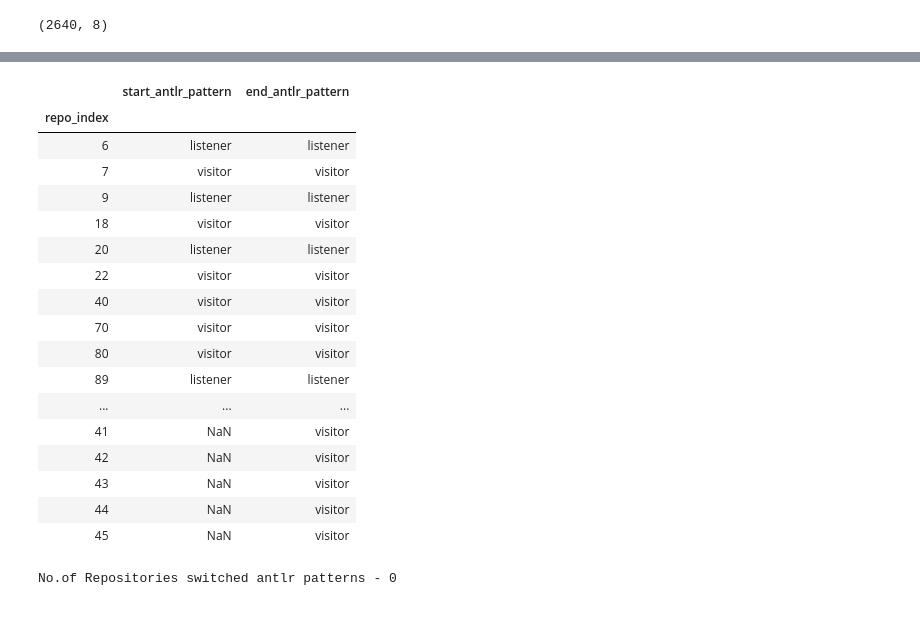
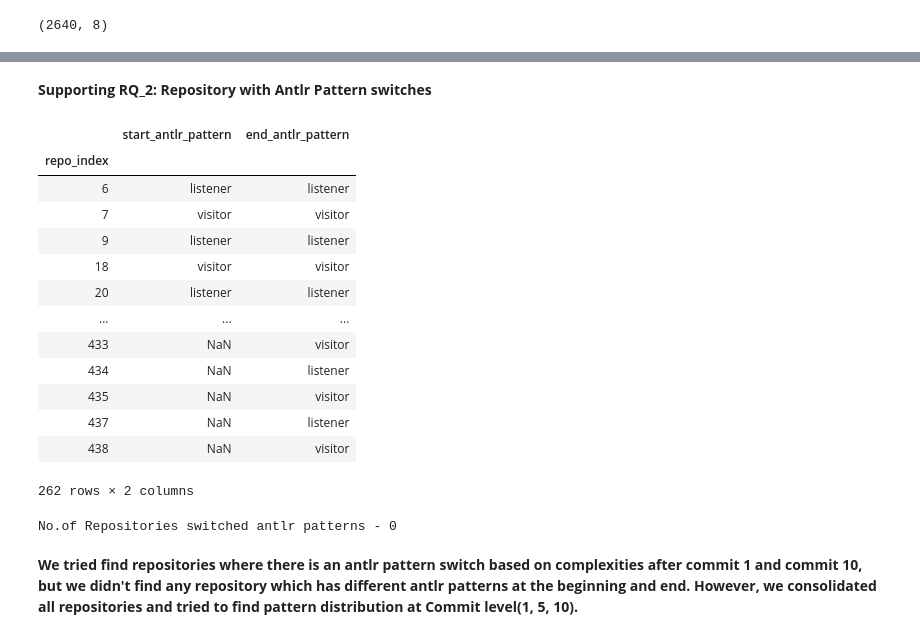
Before and after one commit to praveengadiyaram369/Antlr_Java_Repository_Miner, a Jupyter notebook: AnalyzingCommitHistories.ipynb, the cells around one changed output, grey strips where cells are left out. Saved outputs shown, nothing was run; the diff lists cells and outputs as text; code cells hidden in the pictures.

```diff
--- a/AnalyzingCommitHistories.ipynb
+++ b/AnalyzingCommitHistories.ipynb
@@ -167,28 +196,3 @@ repo_commit_df
-# %%
-initial_repo_index = 1
-previous_visit_complexity = 0
-previous_listener_complexity = 0
-
-for df_id, repo_index, visit_comp, listener_comp in zip(repo_commit_df.index, repo_commit_df['repo_index'], repo_commit_df['visitor_complexity'], repo_commit_df['listener_complexity']):
-
-    if initial_repo_index == repo_index:
-        if visit_comp != 0:
-            previous_visit_complexity = visit_comp
-        elif visit_comp == 0:
-            repo_commit_df.at[df_id, 'visitor_complexity'] = previous_visit_complexity
-
-
-        if listener_comp != 0:
-            previous_listener_complexity = listener_comp
-        elif listener_comp == 0:
-            repo_commit_df.at[df_id, 'listener_complexity'] = previous_listener_complexity
-
-        repo_commit_df.at[df_id, 'complexity'] = (previous_listener_complexity + previous_visit_complexity)
-
-    else:
-        initial_repo_index = repo_index
-        previous_visit_complexity = visit_comp
-        previous_listener_complexity = listener_comp
 # %%
 # _appling the filtered repos on commit dataframe
 repo_index_list = list(repo_info_df.index)
@@ -245,0 +254,6 @@ show_line_graph(x_values, total_y_values, listener_y_values, visitor_y_values, "
+# %%
+#create a list of the means of the complexity from all repositories in 10 percentage steps
+repo_commit_df = repo_commit_df.reset_index(drop=True) # _resetting a linear Index
+ten_time_diff_list= []
+for i in range(10):
+    ten_time_diff_list.append([])
@@ -246,3 +299,5 @@ show_line_graph(x_values, total_y_values, listener_y_values, visitor_y_values, "
+# %% [markdown]
+**Supporting RQ_2: Repository with Antlr Pattern switches**
 # %%
 # _Finding Pattern Switches from the first commit to last commit
 # _assigning pattern on basis of max complexity after commit 1
@@ -255,32 +310,28 @@ repo_pattern_list_10 = get_repo_pattern_map(repo_pattern_comp_df)
 # %%
 # _transforming repository pattern information to a pandas dataframe
 repo_pattern_df_1 = pd.DataFrame(repo_pattern_list_1, columns=['repo_index', 'start_antlr_pattern'])
 repo_pattern_df_1.set_index('repo_index', inplace=True)
 repo_pattern_df_10 = pd.DataFrame(repo_pattern_list_10, columns=['repo_index', 'end_antlr_pattern'])
 repo_pattern_df_10.set_index('repo_index', inplace=True)
 
 # _merging commit 1 and commit 10 pattern dataframes based on the repo index
 repo_pattern_df = pd.merge(repo_pattern_df_1, repo_pattern_df_10, on = 'repo_index', how='outer')
-repo_pattern_df.head(50)
+repo_pattern_df
 # %% [output]
 |  | start_antlr_pattern | end_antlr_pattern |
 | repo_index |  |  |
 | 6 | listener | listener |
 | 7 | visitor | visitor |
 | 9 | listener | listener |
 | 18 | visitor | visitor |
 | 20 | listener | listener |
-| 22 | visitor | visitor |
-| 40 | visitor | visitor |
-| 70 | visitor | visitor |
-| 80 | visitor | visitor |
-| 89 | listener | listener |
 | ... | ... | ... |
-| 41 | NaN | visitor |
-| 42 | NaN | visitor |
-| 43 | NaN | visitor |
-| 44 | NaN | visitor |
-| 45 | NaN | visitor |
+| 433 | NaN | visitor |
+| 434 | NaN | listener |
+| 435 | NaN | visitor |
+| 437 | NaN | listener |
+| 438 | NaN | visitor |
+262 rows × 2 columns
 # %%
 # _initializing pattern switch count to zero
 pattern_switch_cnt = 0
@@ -294,6 +345,8 @@ for repo_index, start_pattern, end_pattern in zip(repo_pattern_df.index, repo_pa
 print(f'No.of Repositories switched antlr patterns - {pattern_switch_cnt}')
 # %% [output]
 No.of Repositories switched antlr patterns - 0
+# %% [markdown]
+**We tried find repositories where there is an antlr pattern switch based on complexities after commit 1 and commit 10, but we didn't find any repository which has different antlr patterns at the beginning and end. However, we consolidated all repositories and tried to find pattern distribution at Commit level(1, 5, 10).**
 # %%
 #_ as pattern switches are very insignificant, we are analyzing the percentage of patterns after commits
 # _finding listener, visitor and both (l,v) counts after commit 1, 5 and 10 respectively
```
Also changed, not shown: parts of 17 cells of this notebook, 4 other files.
